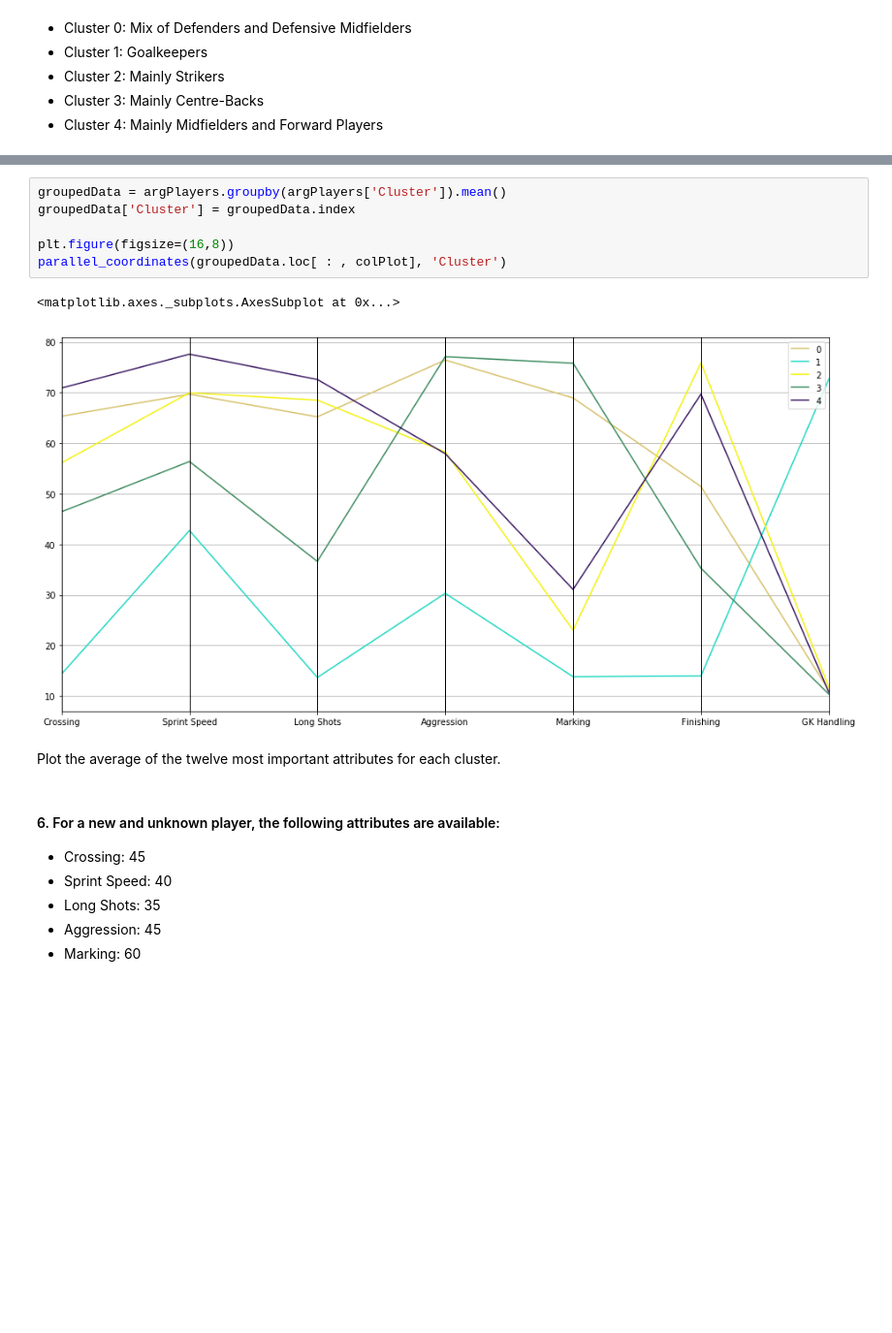
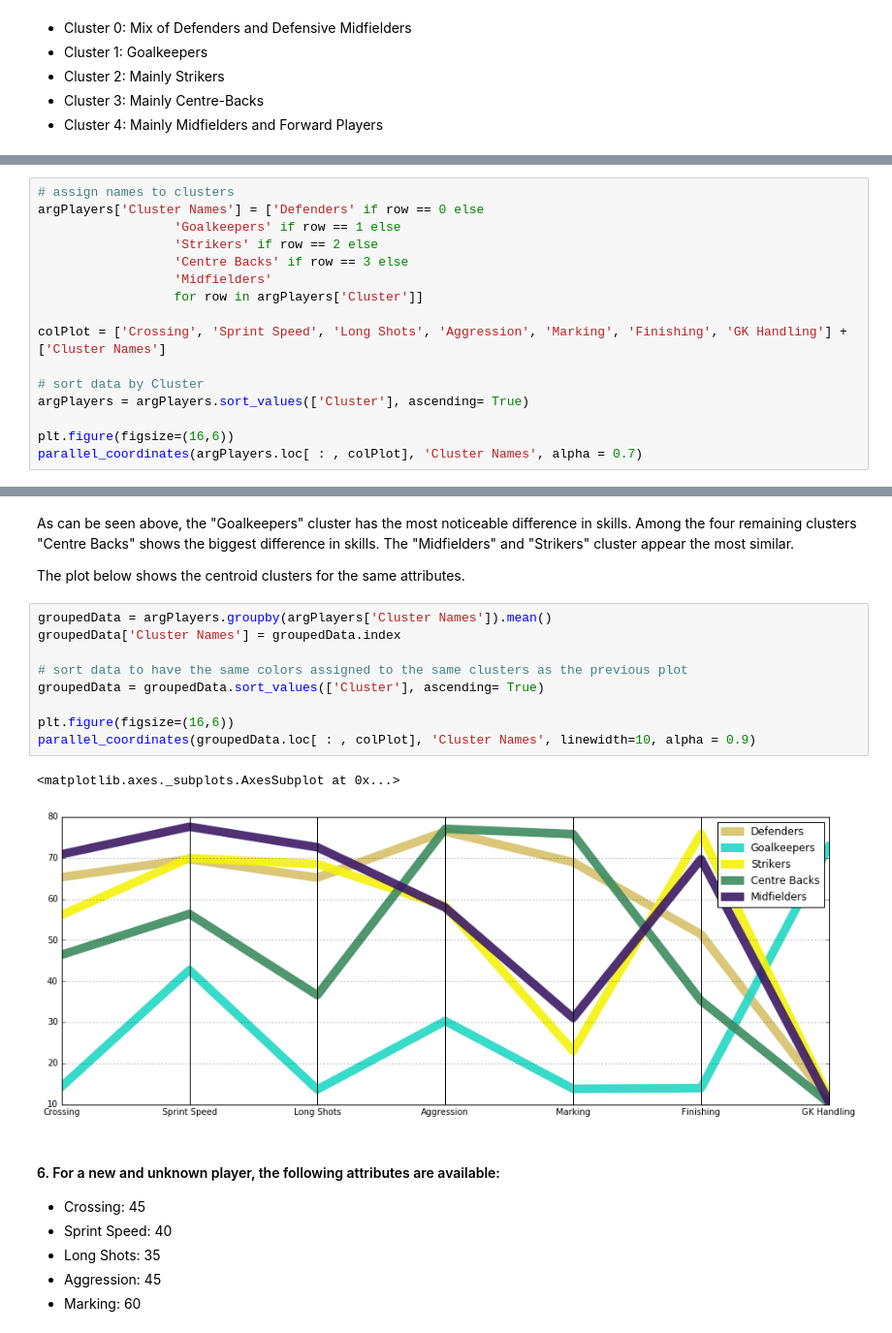
Before and after one commit to ceciliacheungns/machinelearning, a Jupyter notebook: Assignment4/ML-Group1-Assignment4.ipynb, the cells around one changed output, grey strips where cells are left out. Shown at 97% size. Saved outputs shown, nothing was run; the diff lists cells and outputs as text; blank space fills up the shorter version.

Commit message:
update plots

```diff
--- a/Assignment4/ML-Group1-Assignment4.ipynb
+++ b/Assignment4/ML-Group1-Assignment4.ipynb
@@ -255,0 +248,16 @@ parallel_coordinates(argPlayers.loc[ : , colPlot], 'Cluster')
+# %%
+# assign names to clusters
+argPlayers['Cluster Names'] = ['Defenders' if row == 0 else
+                  'Goalkeepers' if row == 1 else
+                  'Strikers' if row == 2 else
+                  'Centre Backs' if row == 3 else
+                  'Midfielders'
+                  for row in argPlayers['Cluster']]
+
+colPlot = ['Crossing', 'Sprint Speed', 'Long Shots', 'Aggression', 'Marking', 'Finishing', 'GK Handling'] + ['Cluster Names']
+
+# sort data by Cluster
+argPlayers = argPlayers.sort_values(['Cluster'], ascending= True)
+
+plt.figure(figsize=(16,6))
+parallel_coordinates(argPlayers.loc[ : , colPlot], 'Cluster Names', alpha = 0.7)
@@ -256,14 +267,19 @@ parallel_coordinates(argPlayers.loc[ : , colPlot], 'Cluster')
+# %% [markdown]
+As can be seen above, the "Goalkeepers" cluster has the most noticeable difference in skills. Among the four remaining clusters "Centre Backs" shows the biggest difference in skills. The "Midfielders" and "Strikers" cluster appear the most similar.
+
+The plot below shows the centroid clusters for the same attributes.
 # %%
-groupedData = argPlayers.groupby(argPlayers['Cluster']).mean()
-groupedData['Cluster'] = groupedData.index
+groupedData = argPlayers.groupby(argPlayers['Cluster Names']).mean()
+groupedData['Cluster Names'] = groupedData.index
 
-plt.figure(figsize=(16,8))
-parallel_coordinates(groupedData.loc[ : , colPlot], 'Cluster')
+# sort data to have the same colors assigned to the same clusters as the previous plot
+groupedData = groupedData.sort_values(['Cluster'], ascending= True)
+
+plt.figure(figsize=(16,6))
+parallel_coordinates(groupedData.loc[ : , colPlot], 'Cluster Names', linewidth=10, alpha = 0.9)
 # %% [output]
 <matplotlib.axes._subplots.AxesSubplot at 0x...>
-[figure, old version]
+[figure, new version]
-# %% [markdown]
-Plot the average of the twelve most important attributes for each cluster.
 # %% [markdown]
 #### 6. For a new and unknown player, the following attributes are available:
 
```
Also changed, not shown: parts of 6 cells of this notebook, 7 other files.
